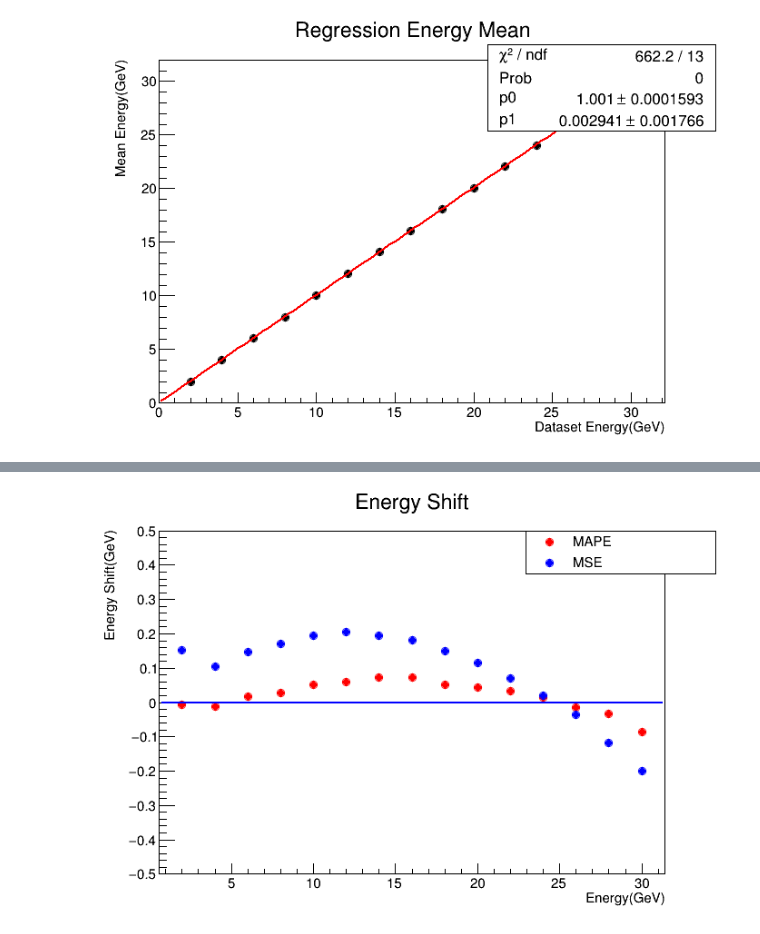
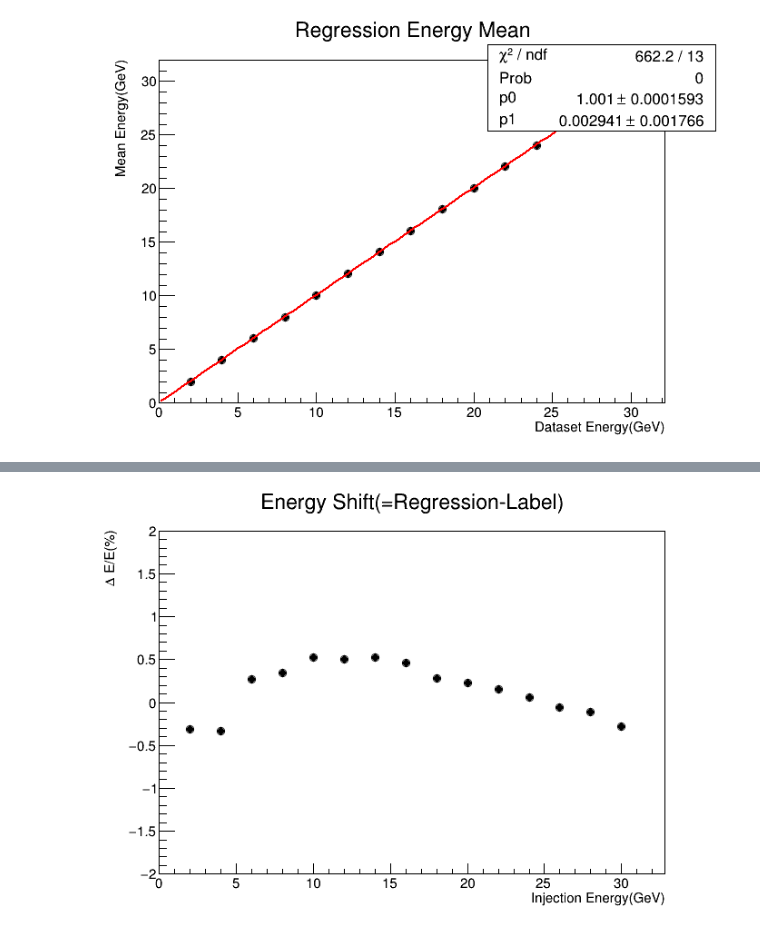
Before and after one commit to SmallForestk/gradiation_CNN, a Jupyter notebook: CNN/analysis_3D_3lr.ipynb, the cells around one changed output, grey strips where cells are left out. Drawn from its saved outputs; the diff is of its cells as text; code cells hidden in the pictures.

```diff
--- a/CNN/analysis_3D_3lr.ipynb
+++ b/CNN/analysis_3D_3lr.ipynb
@@ -313,22 +159,10 @@ c_meanshift_cla.Draw()
-# %%
-c_compare_shift = r.TCanvas("c_compare_shift")
-tmg_compare_shift = r.TMultiGraph("tmg_compare_shift", "Energy Shift; Energy(GeV); Energy Shift(GeV);")
-leg_compare_shift = r.TLegend(0.68, 0.8, 0.98, 0.9)
-g1_meanshift.SetMarkerColor(2)
-f1_resolution.SetLineColor(2)
-tmg_compare_shift.Add(g1_meanshift)
-leg_compare_shift.AddEntry(g1_meanshift, "MAPE", "P")
-g1_meanshift_cla.SetMarkerColor(4)
-tmg_compare_shift.Add(g1_meanshift_cla)
-leg_compare_shift.AddEntry(g1_meanshift_cla, "MSE", "P")
-f1_zeroline = r.TF1("f1_zeroline", "0", 0, 33000)
-f1_zeroline.SetLineColor(4)
-tmg_compare_shift.Draw("AP")
-tmg_compare_shift.GetYaxis().SetRangeUser(-0.5, 0.5)
-# f1_resolution.Draw("sama")
-# f1_gapresolution.Draw("same")
-f1_zeroline.Draw("same")
-leg_compare_shift.Draw()
-c_compare_shift.Draw()
-# %% [output]
-[figure, removed]
+# %%
+c_meanshift_energy_mape = r.TCanvas("c_meanshift_energy_mape")
+g1_meanshift_energy_mape = result.Get("g1_meanshift_energy")
+g1_meanshift_energy_mape.GetYaxis().SetTitle("#Delta E/E(%)")
+g1_meanshift_energy_mape.GetXaxis().SetTitle("Injection Energy(GeV)")
+g1_meanshift_energy_mape.GetYaxis().SetRangeUser(-2, 2)
+g1_meanshift_energy_mape.Draw("AP")
+c_meanshift_energy_mape.Draw()
+# %% [output]
+[figure, added]
```
Also changed, not shown: parts of 17 cells of this notebook.
